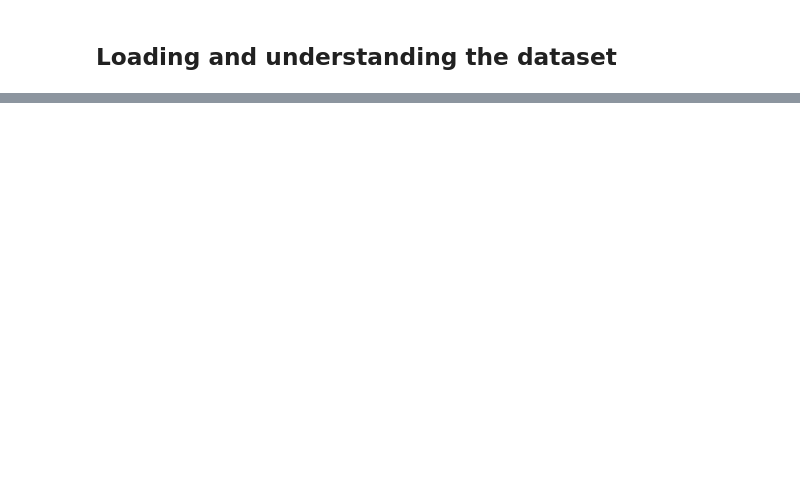
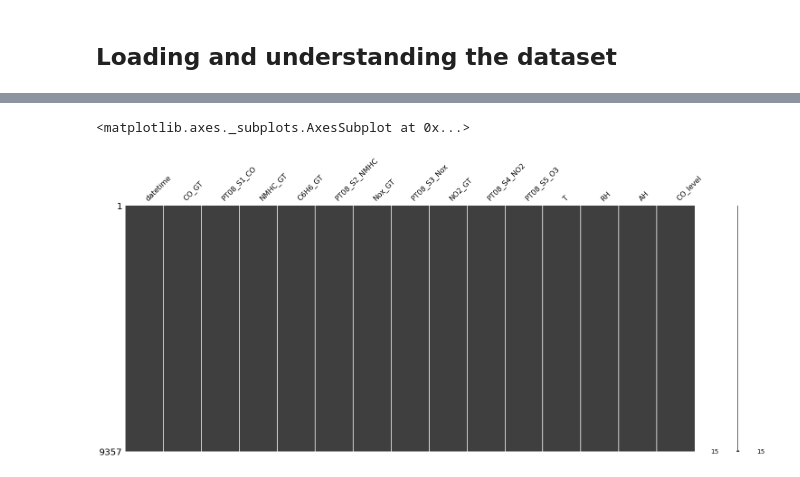
Before and after one commit to RodrigoFranco79/UCI-Air-Quality-Analysis-Prediction, a Jupyter notebook: UCI-Air-Quality-Analysis-EDA.ipynb, the cells around one changed output, grey strips where cells are left out. Drawn from its saved outputs; the diff is of its cells as text; code cells hidden in the pictures; blank space fills up the shorter version.

```diff
--- a/UCI-Air-Quality-Analysis-EDA.ipynb
+++ b/UCI-Air-Quality-Analysis-EDA.ipynb
@@ -65,0 +163,6 @@ AH - Absolute Humidity
+# %%
+#This plot indicates missing values
+msno.matrix(df)
+# %% [output]
+<matplotlib.axes._subplots.AxesSubplot at 0x...>
+[figure, added]
```
Also changed, not shown: parts of 17 cells of this notebook, 1 other file.
